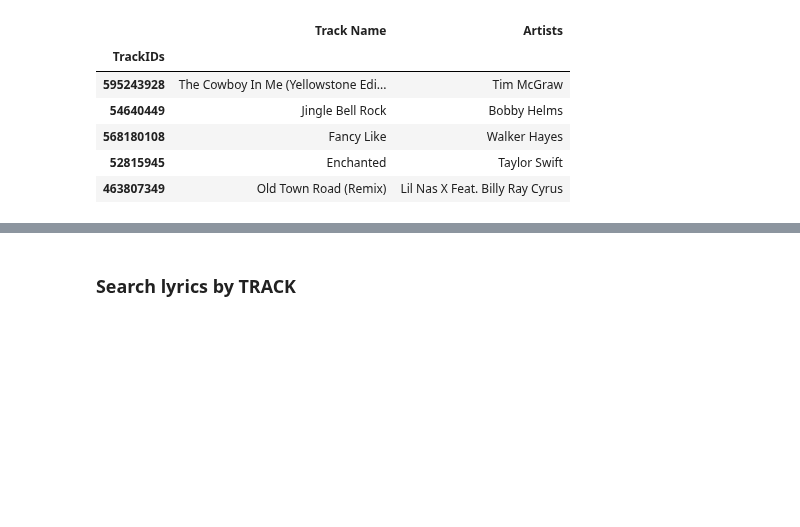
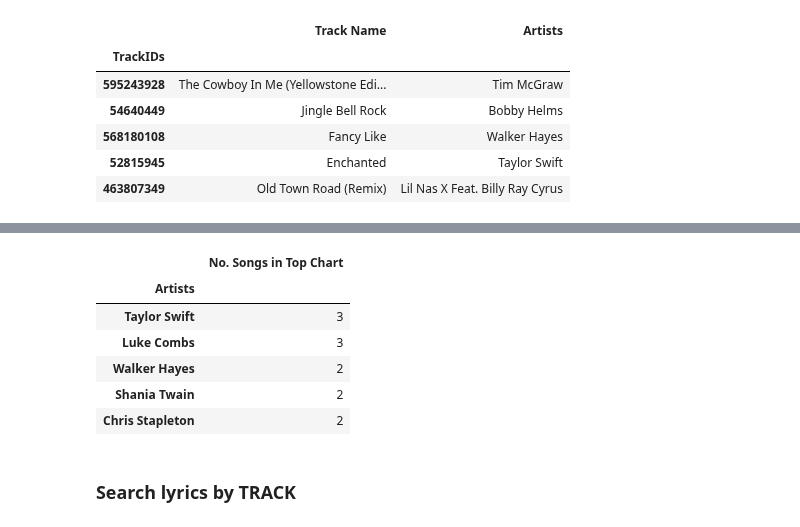
Before and after one commit to laufrankb/MiamiFintechProject2, a Jupyter notebook: country_nb/country_data.ipynb, the cells around one changed output, grey strips where cells are left out. Cells and saved outputs as stored; diff of their text form; code cells hidden in the pictures; blank space fills up the shorter version.

```diff
--- a/country_nb/country_data.ipynb
+++ b/country_nb/country_data.ipynb
@@ -84,3 +82,14 @@ genre_plot
+# %%
+# Top 5 artists
+artists_df.iloc[:5]
+# %% [output]
+|  | No. Songs in Top Chart |
+| Artists |  |
+| Taylor Swift | 3 |
+| Luke Combs | 3 |
+| Walker Hayes | 2 |
+| Shania Twain | 2 |
+| Chris Stapleton | 2 |
 # %% [markdown]
 ### Search lyrics by TRACK
 # %%
```
Also changed, not shown: parts of 8 cells of this notebook, 4 other files.
